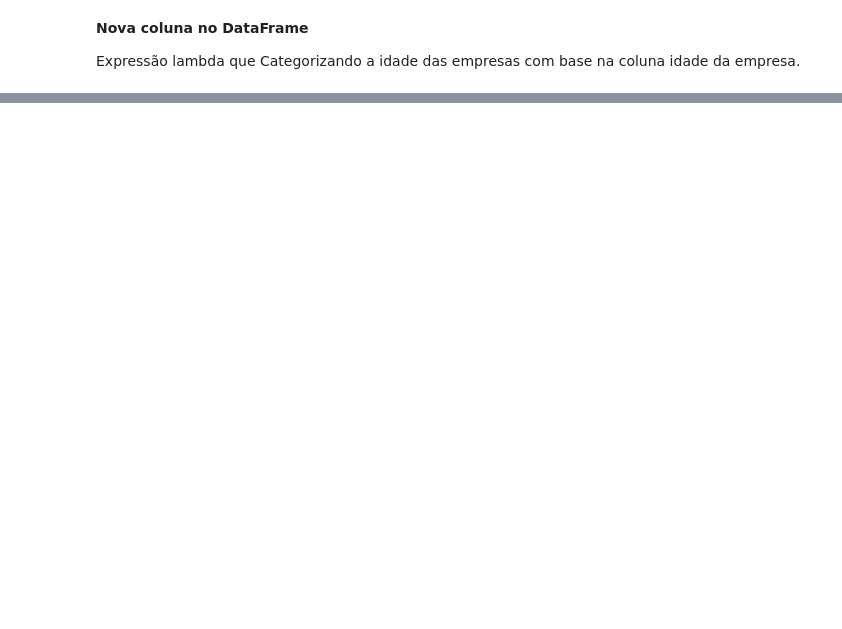
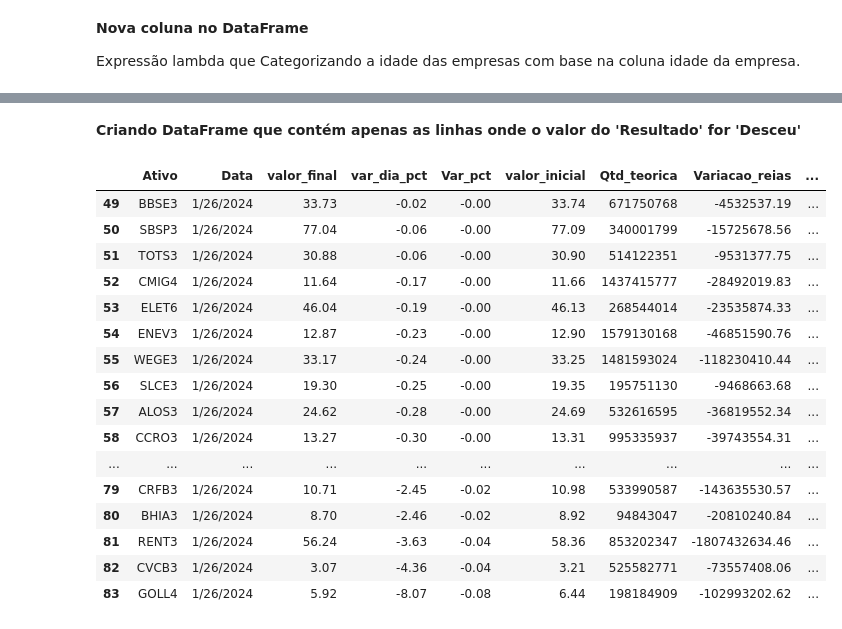
Before and after one commit to Fychia/analise_exploratoria, a Jupyter notebook: analises_acoes.ipynb, the cells around one changed output, grey strips where cells are left out. Drawn from its saved outputs; the diff is of its cells as text; code cells hidden in the pictures; blank space fills up the shorter version.

```diff
--- a/analises_acoes.ipynb
+++ b/analises_acoes.ipynb
@@ -339,0 +443,23 @@ df_principal
+# %% [markdown]
+**Criando DataFrame que contém apenas as linhas onde o valor do 'Resultado' for 'Desceu'**
+# %%
+df_principal_desceu = df_principal.loc[df_principal['Resultado'] == 'Desceu']
+df_principal_desceu
+# %% [output]
+|  | Ativo | Data | valor_final | var_dia_pct | Var_pct | valor_inicial | Qtd_teorica | Variacao_reias | ... |
+| 49 | BBSE3 | 1/26/2024 | 33.73 | -0.02 | -0.00 | 33.74 | 671750768 | -4532537.19 | ... |
+| 50 | SBSP3 | 1/26/2024 | 77.04 | -0.06 | -0.00 | 77.09 | 340001799 | -15725678.56 | ... |
+| 51 | TOTS3 | 1/26/2024 | 30.88 | -0.06 | -0.00 | 30.90 | 514122351 | -9531377.75 | ... |
+| 52 | CMIG4 | 1/26/2024 | 11.64 | -0.17 | -0.00 | 11.66 | 1437415777 | -28492019.83 | ... |
+| 53 | ELET6 | 1/26/2024 | 46.04 | -0.19 | -0.00 | 46.13 | 268544014 | -23535874.33 | ... |
+| 54 | ENEV3 | 1/26/2024 | 12.87 | -0.23 | -0.00 | 12.90 | 1579130168 | -46851590.76 | ... |
+| 55 | WEGE3 | 1/26/2024 | 33.17 | -0.24 | -0.00 | 33.25 | 1481593024 | -118230410.44 | ... |
+| 56 | SLCE3 | 1/26/2024 | 19.30 | -0.25 | -0.00 | 19.35 | 195751130 | -9468663.68 | ... |
+| 57 | ALOS3 | 1/26/2024 | 24.62 | -0.28 | -0.00 | 24.69 | 532616595 | -36819552.34 | ... |
+| 58 | CCRO3 | 1/26/2024 | 13.27 | -0.30 | -0.00 | 13.31 | 995335937 | -39743554.31 | ... |
+| ... | ... | ... | ... | ... | ... | ... | ... | ... | ... |
+| 79 | CRFB3 | 1/26/2024 | 10.71 | -2.45 | -0.02 | 10.98 | 533990587 | -143635530.57 | ... |
+| 80 | BHIA3 | 1/26/2024 | 8.70 | -2.46 | -0.02 | 8.92 | 94843047 | -20810240.84 | ... |
+| 81 | RENT3 | 1/26/2024 | 56.24 | -3.63 | -0.04 | 58.36 | 853202347 | -1807432634.46 | ... |
+| 82 | CVCB3 | 1/26/2024 | 3.07 | -4.36 | -0.04 | 3.21 | 525582771 | -73557408.06 | ... |
+| 83 | GOLL4 | 1/26/2024 | 5.92 | -8.07 | -0.08 | 6.44 | 198184909 | -102993202.62 | ... |
```
Also changed, not shown: parts of 19 cells of this notebook.
